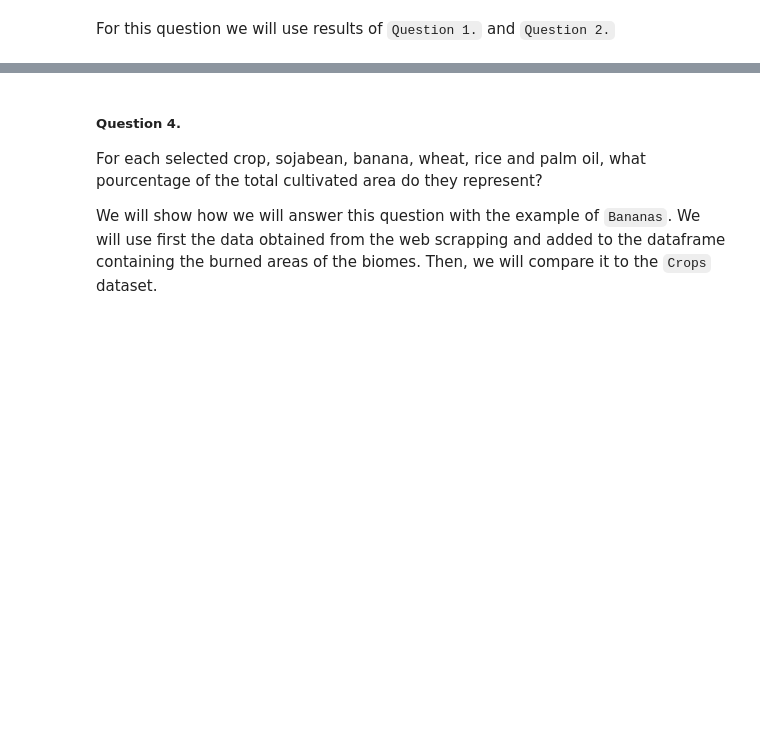
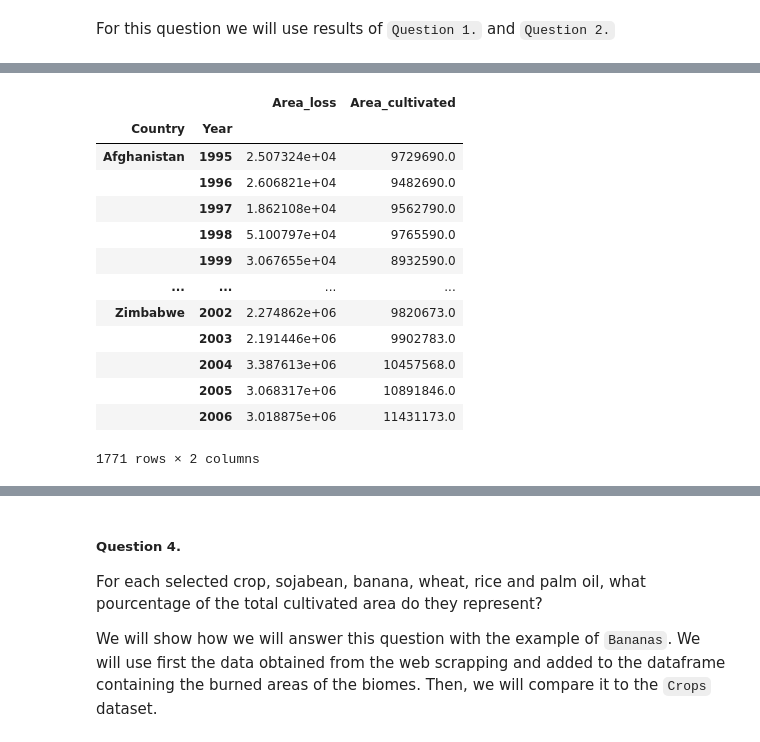
Before and after one commit to CeliaBenquet/Project_ADA, a Jupyter notebook: ada_project.ipynb, the cells around one changed output, grey strips where cells are left out. Cells and saved outputs as stored; diff of their text form; code cells hidden in the pictures; blank space fills up the shorter version.

```diff
--- a/ada_project.ipynb
+++ b/ada_project.ipynb
@@ -1757,0 +1818,18 @@ For this question we will use results of `Question 1.` and `Question 2.`
+# %%
+loss_cultivated=totalBiomesCountry.merge(totalCropsHa, on=['Country','Year'])
+loss_cultivated.head(-1)
+# %% [output]
+|  |  | Area_loss | Area_cultivated |
+| Country | Year |  |  |
+| Afghanistan | 1995 | 2.507324e+04 | 9729690.0 |
+|  | 1996 | 2.606821e+04 | 9482690.0 |
+|  | 1997 | 1.862108e+04 | 9562790.0 |
+|  | 1998 | 5.100797e+04 | 9765590.0 |
+|  | 1999 | 3.067655e+04 | 8932590.0 |
+| ... | ... | ... | ... |
+| Zimbabwe | 2002 | 2.274862e+06 | 9820673.0 |
+|  | 2003 | 2.191446e+06 | 9902783.0 |
+|  | 2004 | 3.387613e+06 | 10457568.0 |
+|  | 2005 | 3.068317e+06 | 10891846.0 |
+|  | 2006 | 3.018875e+06 | 11431173.0 |
+1771 rows × 2 columns
```
Also changed, not shown: parts of 23 cells of this notebook.
